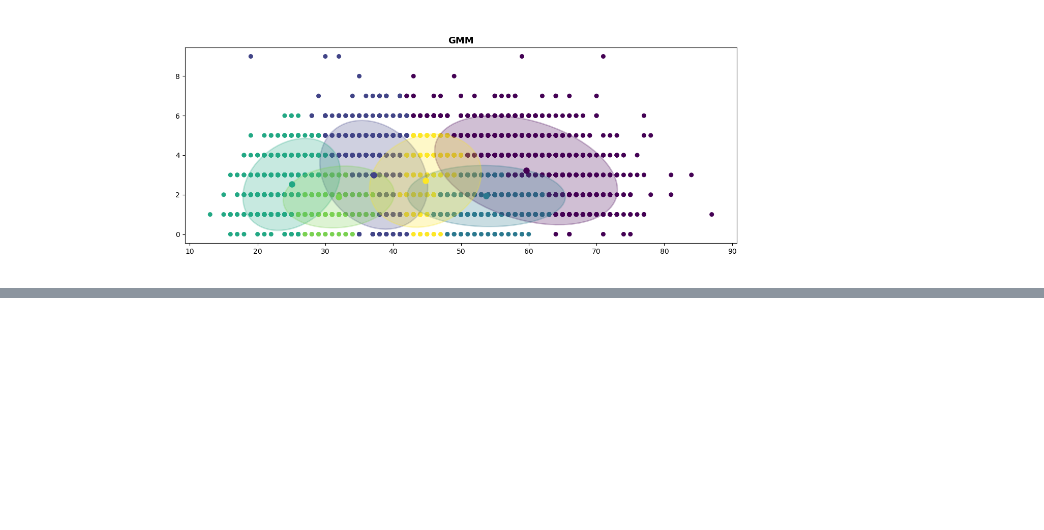
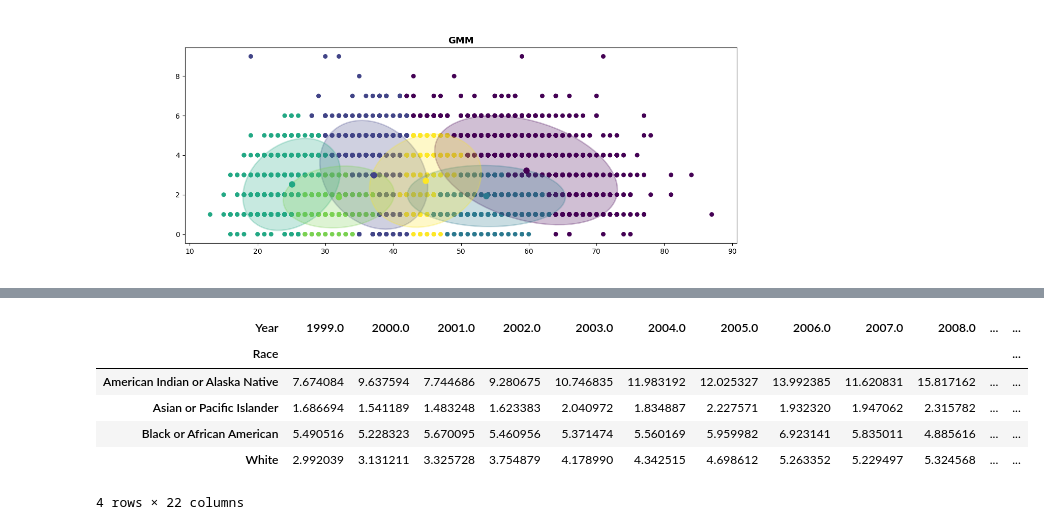
Before and after one commit to Merricko24/Adv-Data-Science-Overdose-Project, a Jupyter notebook: ProjectNotebook.ipynb, the cells around one changed output, grey strips where cells are left out. Drawn from its saved outputs; the diff is of its cells as text; code cells hidden in the pictures; blank space fills up the shorter version.

```diff
--- a/ProjectNotebook.ipynb
+++ b/ProjectNotebook.ipynb
@@ -226,0 +245,5 @@ axes.set_title("GMM", fontweight='bold', fontsize=13);
+# %%
+male_cod_df = cleaned_cod_df[cleaned_cod_df['Sex'] == 'Male'][['Year', 'Race', 'Sex', 'Deaths', 'Population']]
+male_cod_df = male_cod_df.groupby(['Year', 'Race'], as_index=False).agg({'Deaths':'sum', 'Population':'sum'})
+male_cod_df['Crude Rate'] = male_cod_df["Deaths"] / male_cod_df["Population"] * 100000
+male_cod_df
@@ -226,0 +264,11 @@ axes.set_title("GMM", fontweight='bold', fontsize=13);
+# %%
+pca_matrix = male_cod_df.pivot(index='Race', columns='Year', values='Crude Rate')
+pca_matrix
+# %% [output]
+| Year | 1999.0 | 2000.0 | 2001.0 | 2002.0 | 2003.0 | 2004.0 | 2005.0 | 2006.0 | 2007.0 | 2008.0 | ... | ... |
+| Race |  |  |  |  |  |  |  |  |  |  |  | ... |
+| American Indian or Alaska Native | 7.674084 | 9.637594 | 7.744686 | 9.280675 | 10.746835 | 11.983192 | 12.025327 | 13.992385 | 11.620831 | 15.817162 | ... | ... |
+| Asian or Pacific Islander | 1.686694 | 1.541189 | 1.483248 | 1.623383 | 2.040972 | 1.834887 | 2.227571 | 1.932320 | 1.947062 | 2.315782 | ... | ... |
+| Black or African American | 5.490516 | 5.228323 | 5.670095 | 5.460956 | 5.371474 | 5.560169 | 5.959982 | 6.923141 | 5.835011 | 4.885616 | ... | ... |
+| White | 2.992039 | 3.131211 | 3.325728 | 3.754879 | 4.178990 | 4.342515 | 4.698612 | 5.263352 | 5.229497 | 5.324568 | ... | ... |
+4 rows × 22 columns
```
Also changed, not shown: parts of 6 cells of this notebook.
